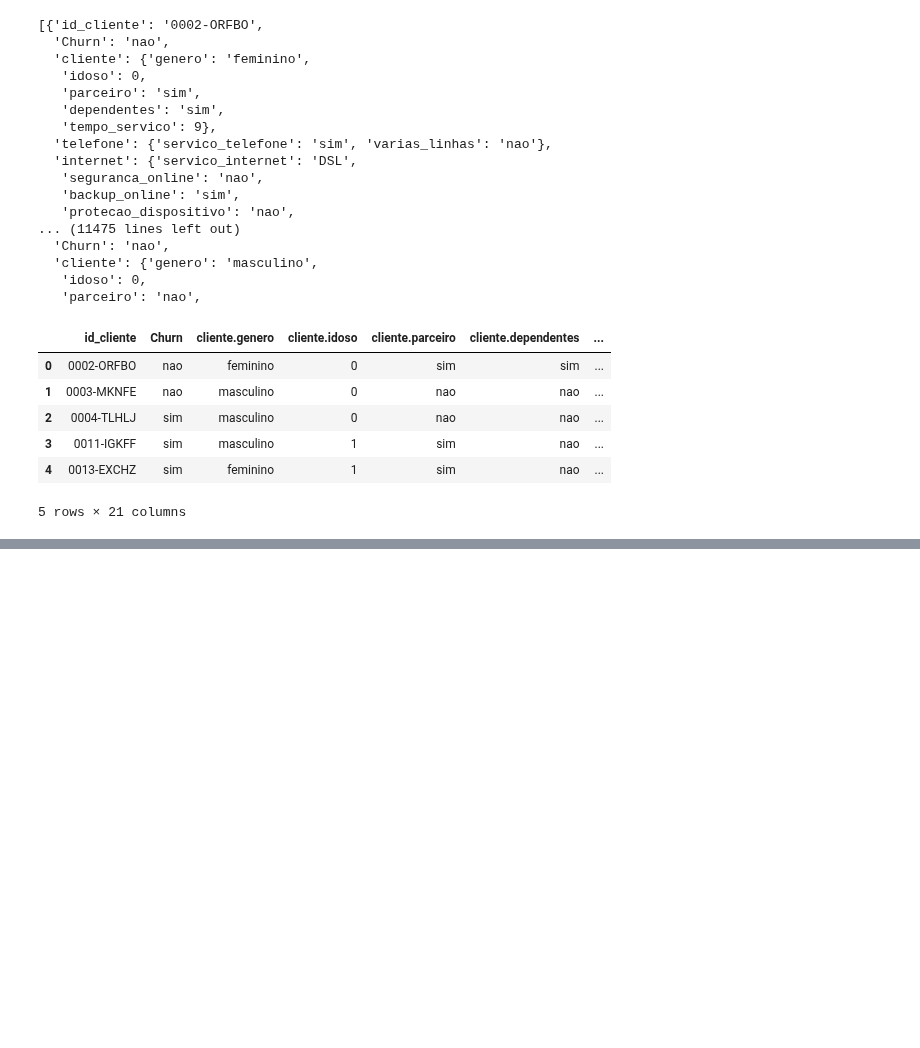
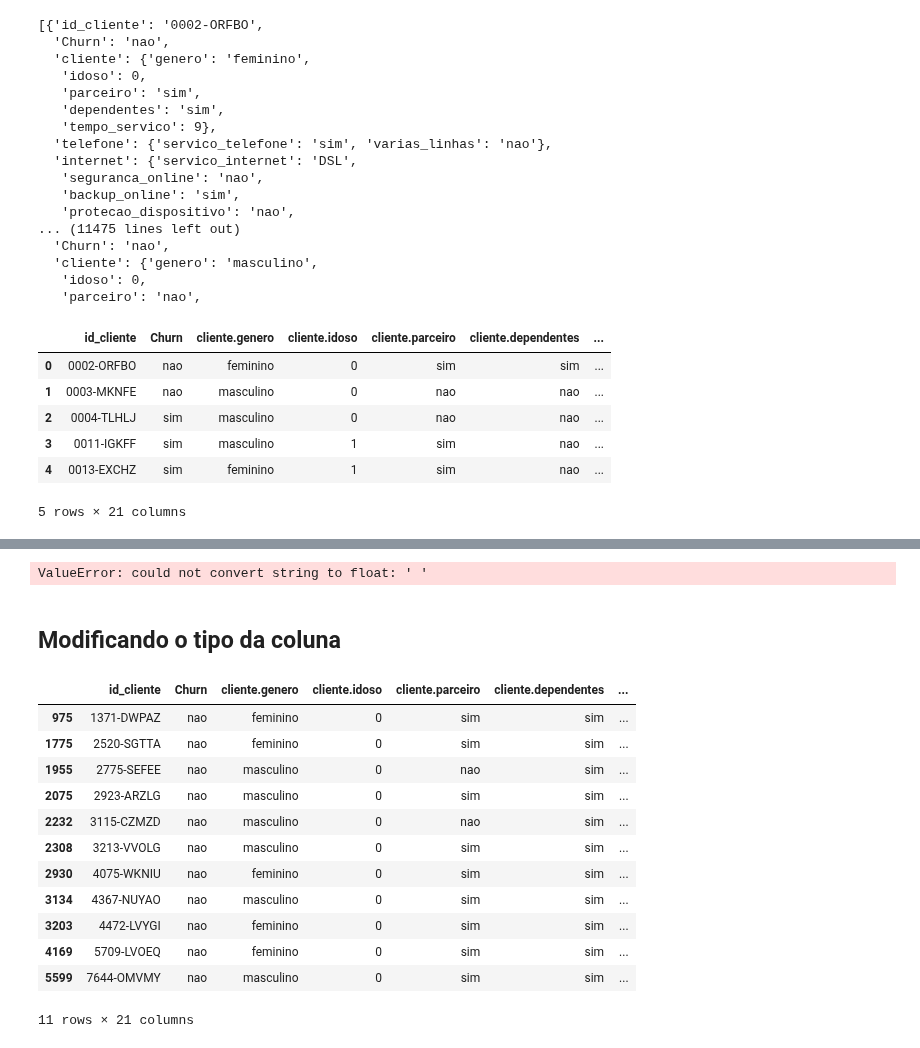
Before and after one commit to paulorobertovrc/alura-data-science, a Jupyter notebook: Pandas/pandas_limpeza_tratamento_dados.ipynb, the cells around one changed output, grey strips where cells are left out. Saved outputs shown, nothing was run; the diff lists cells and outputs as text; code cells hidden in the pictures; blank space fills up the shorter version.

Commit message:
Aula 02 (transformação inicial dos dados)

```diff
--- a/Pandas/pandas_limpeza_tratamento_dados.ipynb
+++ b/Pandas/pandas_limpeza_tratamento_dados.ipynb
@@ -56,0 +79,22 @@ dados_normalizados.head()
+# %%
+dados_normalizados['conta.cobranca.Total'] = dados_normalizados['conta.cobranca.Total'].astype(float) # O cast não funcionou porque há valores estranhos nessa coluna
+# %% [output]
+ValueError: could not convert string to float: ' '
+# %% [markdown]
+## Modificando o tipo da coluna
+# %%
+dados_normalizados[dados_normalizados['conta.cobranca.Total'] == ' '] # Há 11 linhas nas quais a coluna está vazia. Há, também, outras colunas com dados estranhos.
+# %% [output]
+|  | id_cliente | Churn | cliente.genero | cliente.idoso | cliente.parceiro | cliente.dependentes | ... |
+| 975 | 1371-DWPAZ | nao | feminino | 0 | sim | sim | ... |
+| 1775 | 2520-SGTTA | nao | feminino | 0 | sim | sim | ... |
+| 1955 | 2775-SEFEE | nao | masculino | 0 | nao | sim | ... |
+| 2075 | 2923-ARZLG | nao | masculino | 0 | sim | sim | ... |
+| 2232 | 3115-CZMZD | nao | masculino | 0 | nao | sim | ... |
+| 2308 | 3213-VVOLG | nao | masculino | 0 | sim | sim | ... |
+| 2930 | 4075-WKNIU | nao | feminino | 0 | sim | sim | ... |
+| 3134 | 4367-NUYAO | nao | masculino | 0 | sim | sim | ... |
+| 3203 | 4472-LVYGI | nao | feminino | 0 | sim | sim | ... |
+| 4169 | 5709-LVOEQ | nao | feminino | 0 | sim | sim | ... |
+| 5599 | 7644-OMVMY | nao | masculino | 0 | sim | sim | ... |
+11 rows × 21 columns
```
Also changed, not shown: parts of 16 cells of this notebook.
